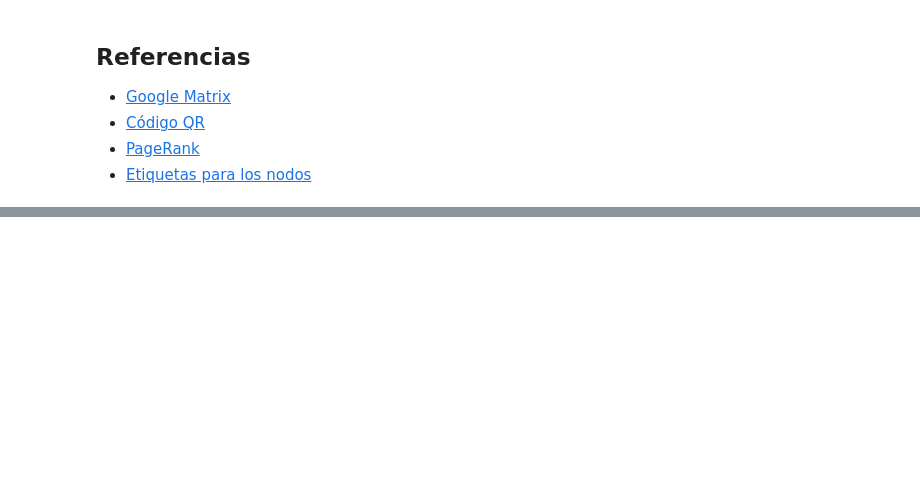
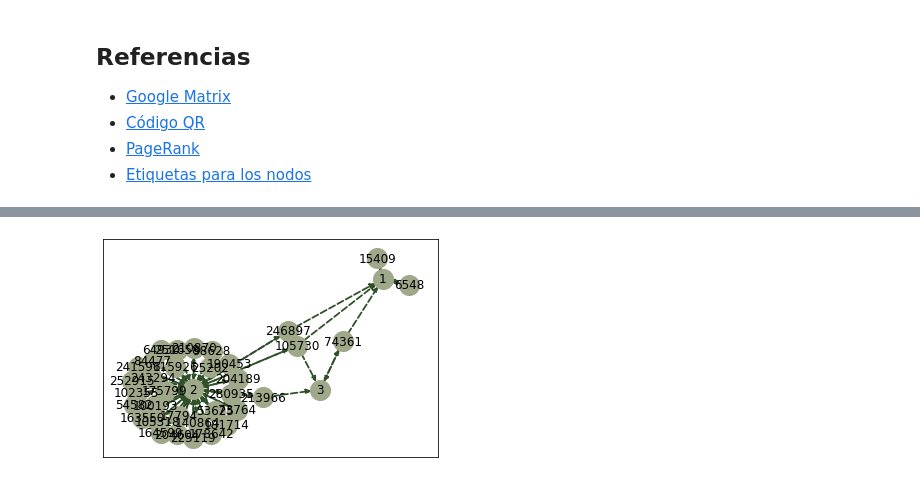
Before and after one commit to lecepe00/PageRank-eigenvectores-eigenvalores, a Jupyter notebook: Implementacion/PageRank_implementacion.ipynb, the cells around one changed output, grey strips where cells are left out. Cells and saved outputs as stored; diff of their text form; code cells hidden in the pictures; blank space fills up the shorter version.

Commit message:
Agregar info de Stanford

```diff
--- a/Implementacion/PageRank_implementacion.ipynb
+++ b/Implementacion/PageRank_implementacion.ipynb
@@ -418,0 +513,15 @@ plt.show()
+# %%
+def read_csv_Stanford(path, nrow=103):
+    """
+    Read the txt given, only works for web-Stanford
+    """
+    df = pd.read_csv(path, nrows=nrow)#, usecols=['FromNode', 'ToNode'])
+    # Remove the index
+    df = df[3:]
+    df = df.rename(columns = {'# Directed graph (each unordered pair of nodes is saved once): web-Stanford.txt ':
+                         'FromTo'})
+    df[['FromNode','ToNode']] = df.FromTo.str.split('\t',expand=True)
+    df = df.drop('FromTo', axis=1)
+    return df
+# %%
+df_stanford = read_csv_Stanford(path,103)
@@ -418,0 +559,5 @@ plt.show()
+# %%
+paginas_stanford = df_stanford.groupby('FromNode').aggregate(lambda tdf: tdf.unique().tolist()).reset_index()
+# %%
+paginas_stanford = paginas_stanford.rename(columns={'FromNode': 'pagina',
+                                                    'ToNode': 'outlinks'})
@@ -418,0 +578,25 @@ plt.show()
+# %%
+import networkx as nx
+import matplotlib.pyplot as plt
+
+nodos = paginas_stanford['pagina']
+
+G = nx.DiGraph()
+
+for nodo in nodos:
+    G.add_node(nodo)
+
+for page, outlinks in zip(paginas_stanford['pagina'], paginas_stanford['outlinks']):
+    for outlink in outlinks:
+        G.add_edge(page, outlink)
+
+pos = nx.spring_layout(G)
+
+
+nx.draw_networkx_nodes(G, pos, node_color='#a0a88a', node_size=400)
+nx.draw_networkx_labels(G, pos)
+nx.draw_networkx_edges(G, pos, edge_color='#305029', width=1.8, arrows = True, style='dashed')
+
+plt.show()
+# %% [output]
+[figure, added]
```
Also changed, not shown: parts of 63 cells of this notebook, 1 other file.
